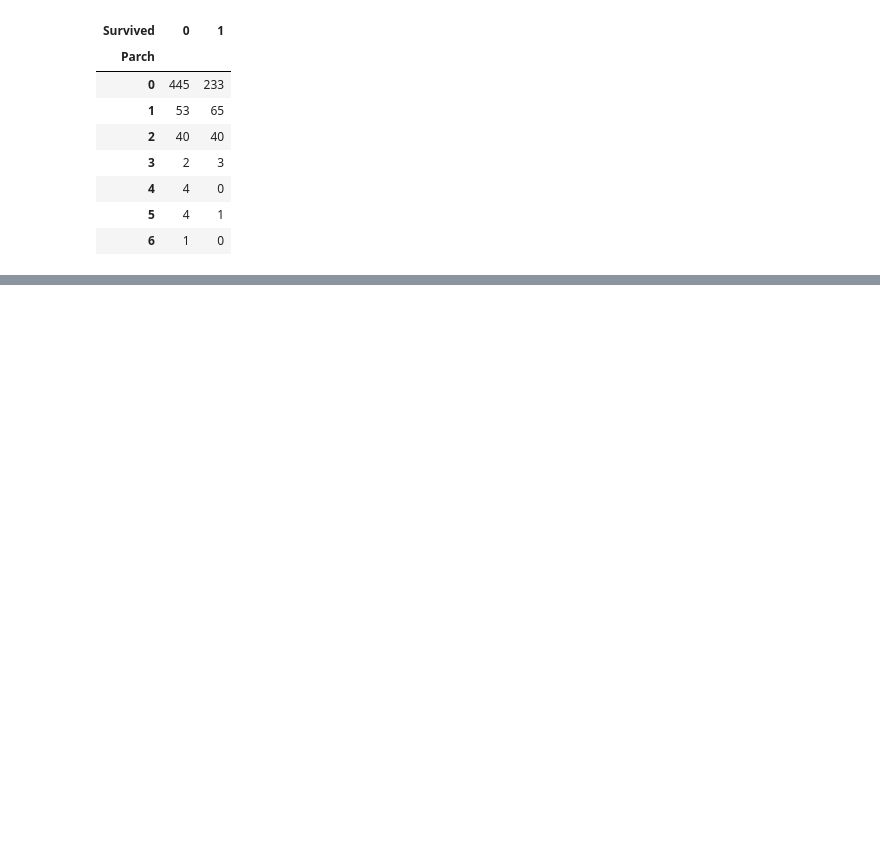
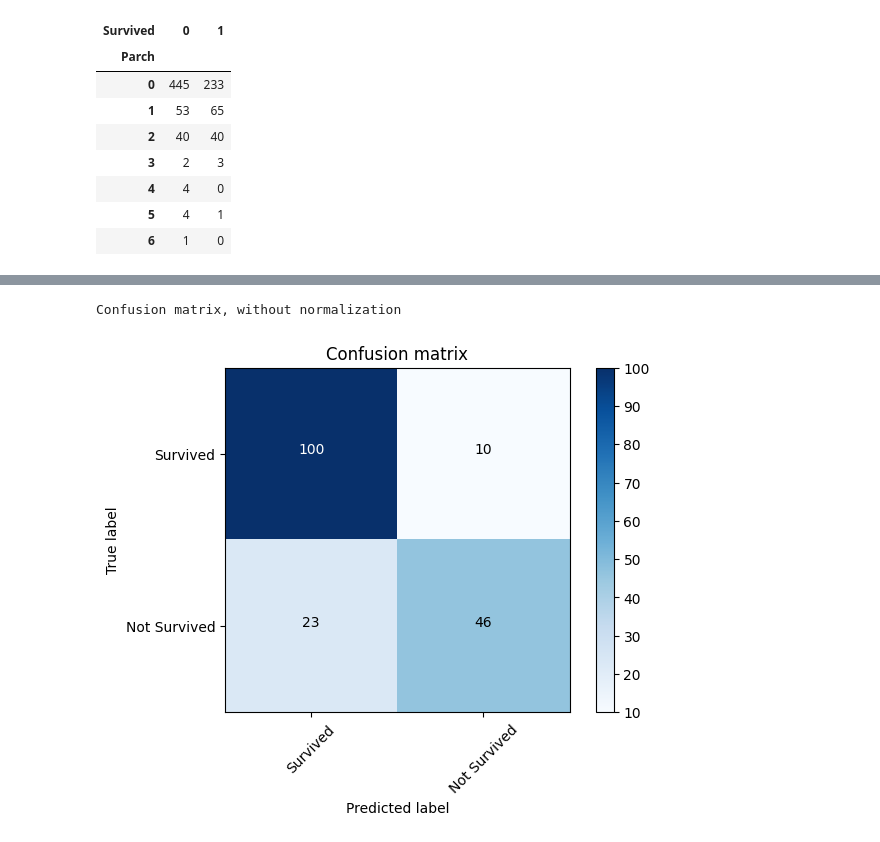
Before and after one commit to ariahosseini/TradML, a Jupyter notebook: ML_Titanic_Survival_Prediction.ipynb, the cells around one changed output, grey strips where cells are left out. Drawn from its saved outputs; the diff is of its cells as text; code cells hidden in the pictures; blank space fills up the shorter version.

```diff
--- a/ML_Titanic_Survival_Prediction.ipynb
+++ b/ML_Titanic_Survival_Prediction.ipynb
@@ -324,12 +279,5 @@ summarize_columns(train_df)
 # %%
-X = train_df.drop(columns=["Survived"], axis=1)
-y = train_df["Survived"]
+X = df.drop(columns=["Survived"], axis=1)
+y = df["Survived"]
 # %%
 X_train, X_val, y_train, y_val = train_test_split(X, y, test_size=0.20, shuffle=True, stratify=y)
-# %%
-clf = RandomForestClassifier(n_estimators=100)
-clf.fit(X_train, y_train)
-score_train = clf.score(X_train, y_train)
-score_val = clf.score(X_val, y_val)
-print("Accuracy on traing data: {:.2f}".format(score_train))
-print("Accuracy on validation data: {:.2f}".format(score_val))
@@ -507,0 +284,11 @@ Series([], dtype: int64)
+# %%
+param_grid = {
+    'n_estimators': [100, 200, 300],
+    'max_depth': [5, 10, 15],
+    'min_samples_split': [2, 5, 10],
+    'min_samples_leaf': [1, 2, 4]
+    }
+
+clf = RandomForestClassifier(random_state=42)
+grid_search = GridSearchCV(estimator=clf, param_grid=param_grid, cv=5, scoring='accuracy')
+grid_search.fit(X_train, y_train)
@@ -507,0 +316,2 @@ Series([], dtype: int64)
+# %%
+pred_val = grid_search.best_estimator_.predict(X_val)
@@ -507,0 +340,9 @@ Series([], dtype: int64)
+# %%
+cm = confusion_matrix(y_true=y_val,
+                      y_pred=pred_val)
+
+cm_plot_labels = ["Survived", "Not Survived"]
+plot_conf_matrix(cm=cm, classes=cm_plot_labels)
+# %% [output]
+Confusion matrix, without normalization
+[figure, added]
```
Also changed, not shown: parts of 70 cells of this notebook.
